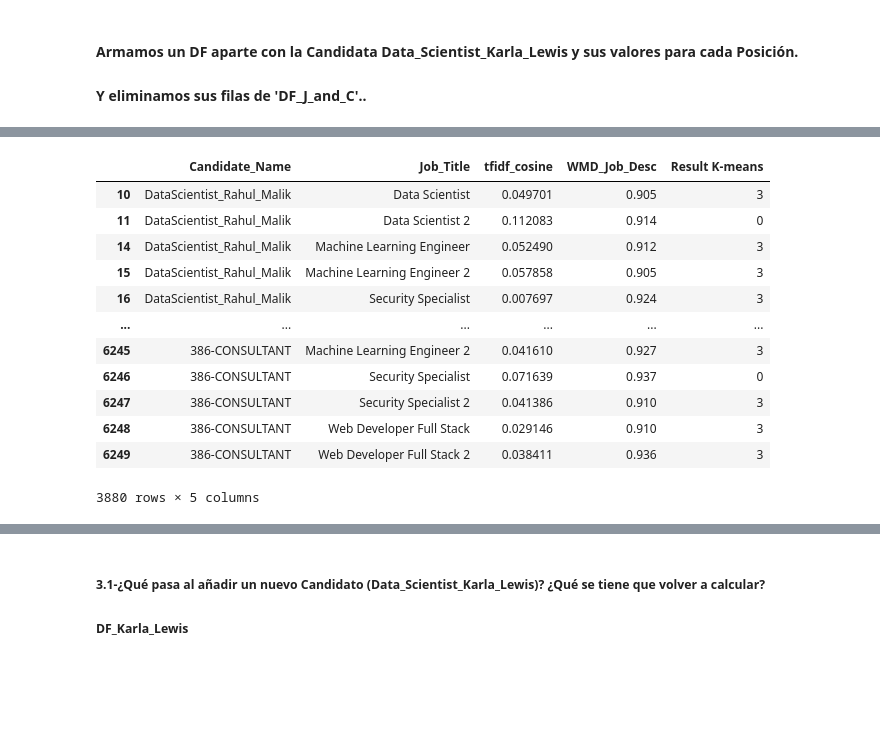
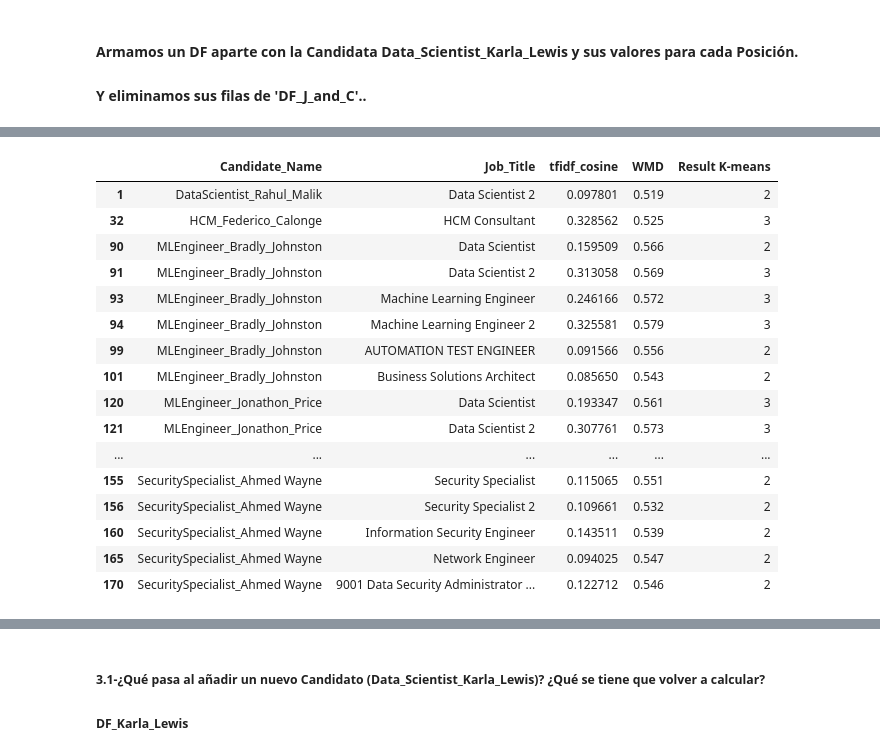
Before and after one commit to FedericoCalonge/automatic_reading_of_CVs_using_text_similarity, a Jupyter notebook: 2-Main/Jupyter_Notebooks/3-Kmeans_&_KNN.ipynb, the cells around one changed output, grey strips where cells are left out. Saved outputs shown, nothing was run; the diff lists cells and outputs as text; code cells hidden in the pictures; blank space fills up the shorter version.

```diff
--- a/2-Main/Jupyter_Notebooks/3-Kmeans_&_KNN.ipynb
+++ b/2-Main/Jupyter_Notebooks/3-Kmeans_&_KNN.ipynb
@@ -36,5 +71,5 @@ DF_Jobs_and_Candidates.head()
 # %%
 #Nos quedamos con las columnas necesarias:
-DF_J_and_C = DF_Jobs_and_Candidates.loc[:, ['Candidate_Name', 'Job_Title', 'tfidf_cosine', 'WMD_Job_Desc']]
+DF_J_and_C = df_compar_cand_jobs_loaded.loc[:, ['Candidate_Name', 'Job_Title', 'tfidf_cosine', 'WMD']]
 DF_J_and_C
 # %% [output]
@@ -130,0 +172,4 @@ DF_J_and_C
+# %%
+#Reseteamos los índices:
+DF_J_and_C = DF_J_and_C.reset_index(drop=True)
+DF_J_and_C
@@ -170,11 +223,11 @@ from sklearn.cluster import KMeans
 # %%
 #X y Y son nuestros FEATURES:
 X = np.array(DF_J_and_C["tfidf_cosine"])
-Y = np.array(DF_J_and_C['WMD_Job_Desc'])
-Y.shape
+Y = np.array(DF_J_and_C['WMD'])
 
 Data = {'x': X,
         'y': Y
        }
 
 df = DataFrame(Data,columns=['x','y'])
+df
@@ -240,0 +313,3 @@ See the caveats in the documentation: https://pandas.pydata.org/pandas-docs/stab
+# %%
+dic = {2: 0, 0: 1, 1: 2, 3: 3}
+DF_J_and_C['Result K-means'].replace(dic, inplace=True)
@@ -241,20 +332,22 @@ See the caveats in the documentation: https://pandas.pydata.org/pandas-docs/stab
 # %%
-DF_J_and_C.tail(20)
-
-new_df =  DF_J_and_C[(DF_J_and_C['Result K-means']==3) | (DF_J_and_C['Result K-means']==0)]
-new_df
+new_df =  DF_J_and_C[(DF_J_and_C['Result K-means']==2) | (DF_J_and_C['Result K-means']==3)]
+new_df.head(20)
 # %% [output]
-|  | Candidate_Name | Job_Title | tfidf_cosine | WMD_Job_Desc | Result K-means |
-| 10 | DataScientist_Rahul_Malik | Data Scientist | 0.049701 | 0.905 | 3 |
-| 11 | DataScientist_Rahul_Malik | Data Scientist 2 | 0.112083 | 0.914 | 0 |
-| 14 | DataScientist_Rahul_Malik | Machine Learning Engineer | 0.052490 | 0.912 | 3 |
-| 15 | DataScientist_Rahul_Malik | Machine Learning Engineer 2 | 0.057858 | 0.905 | 3 |
-| 16 | DataScientist_Rahul_Malik | Security Specialist | 0.007697 | 0.924 | 3 |
+|  | Candidate_Name | Job_Title | tfidf_cosine | WMD | Result K-means |
+| 1 | DataScientist_Rahul_Malik | Data Scientist 2 | 0.097801 | 0.519 | 2 |
+| 32 | HCM_Federico_Calonge | HCM Consultant | 0.328562 | 0.525 | 3 |
+| 90 | MLEngineer_Bradly_Johnston | Data Scientist | 0.159509 | 0.566 | 2 |
+| 91 | MLEngineer_Bradly_Johnston | Data Scientist 2 | 0.313058 | 0.569 | 3 |
+| 93 | MLEngineer_Bradly_Johnston | Machine Learning Engineer | 0.246166 | 0.572 | 3 |
+| 94 | MLEngineer_Bradly_Johnston | Machine Learning Engineer 2 | 0.325581 | 0.579 | 3 |
+| 99 | MLEngineer_Bradly_Johnston | AUTOMATION TEST ENGINEER | 0.091566 | 0.556 | 2 |
+| 101 | MLEngineer_Bradly_Johnston | Business Solutions Architect | 0.085650 | 0.543 | 2 |
+| 120 | MLEngineer_Jonathon_Price | Data Scientist | 0.193347 | 0.561 | 3 |
+| 121 | MLEngineer_Jonathon_Price | Data Scientist 2 | 0.307761 | 0.573 | 3 |
 | ... | ... | ... | ... | ... | ... |
-| 6245 | 386-CONSULTANT | Machine Learning Engineer 2 | 0.041610 | 0.927 | 3 |
-| 6246 | 386-CONSULTANT | Security Specialist | 0.071639 | 0.937 | 0 |
-| 6247 | 386-CONSULTANT | Security Specialist 2 | 0.041386 | 0.910 | 3 |
-| 6248 | 386-CONSULTANT | Web Developer Full Stack | 0.029146 | 0.910 | 3 |
-| 6249 | 386-CONSULTANT | Web Developer Full Stack 2 | 0.038411 | 0.936 | 3 |
+| 155 | SecuritySpecialist_Ahmed Wayne | Security Specialist | 0.115065 | 0.551 | 2 |
+| 156 | SecuritySpecialist_Ahmed Wayne | Security Specialist 2 | 0.109661 | 0.532 | 2 |
+| 160 | SecuritySpecialist_Ahmed Wayne | Information Security Engineer | 0.143511 | 0.539 | 2 |
+| 165 | SecuritySpecialist_Ahmed Wayne | Network Engineer | 0.094025 | 0.547 | 2 |
+| 170 | SecuritySpecialist_Ahmed Wayne | 9001 Data Security Administrator ... | 0.122712 | 0.546 | 2 |
-3880 rows × 5 columns
 # %%
```
Also changed, not shown: parts of 49 cells of this notebook, 17 other files.
